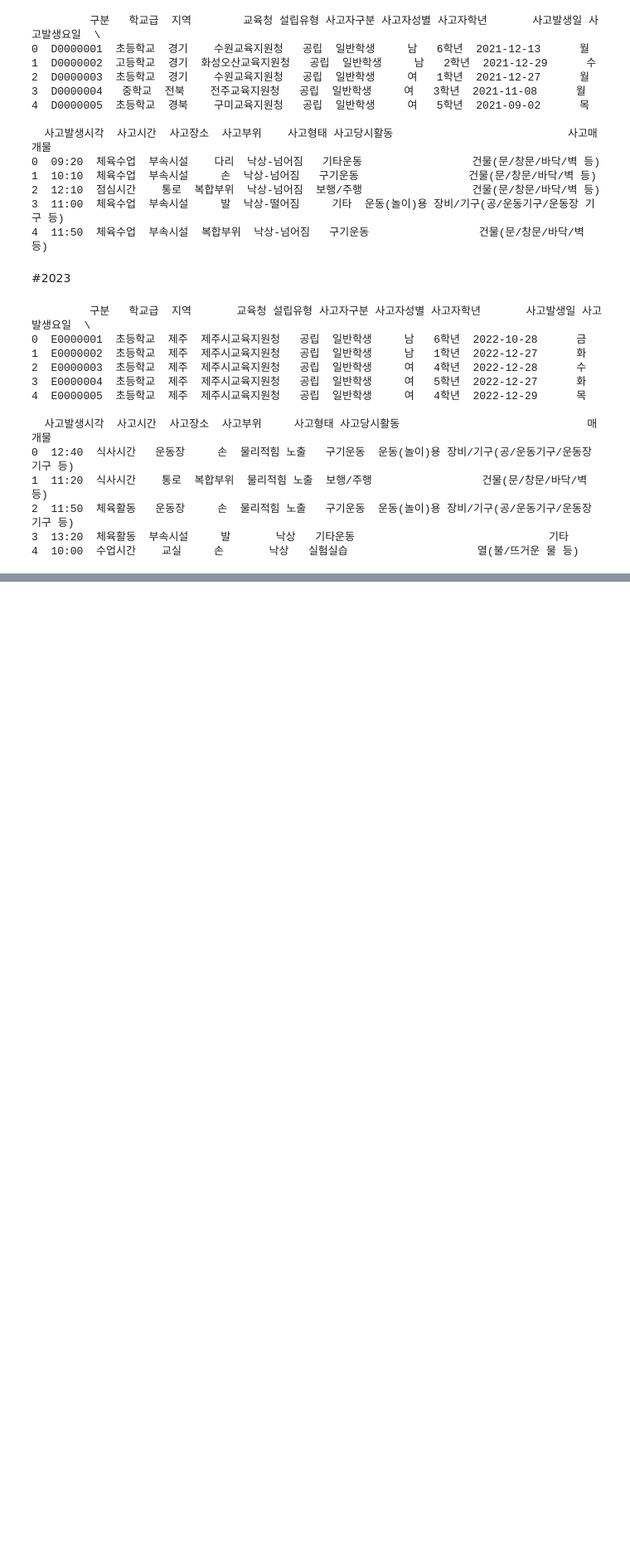
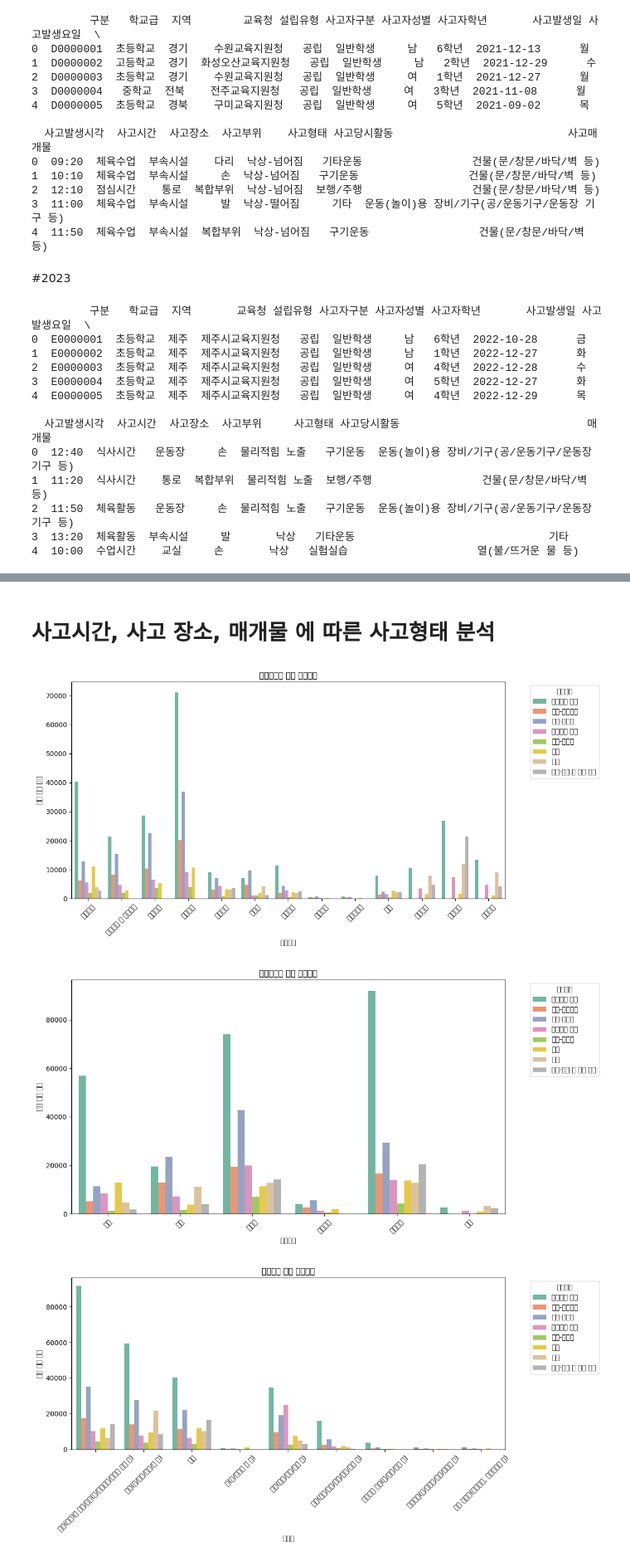
Before and after one commit to 02smg/School, a Jupyter notebook: 학교_안전_사고_중앙회_.ipynb, the cells around one changed output, grey strips where cells are left out. Shown at 83% size. Drawn from its saved outputs; the diff is of its cells as text; code cells hidden in the pictures; blank space fills up the shorter version.

```diff
--- a/학교_안전_사고_중앙회_.ipynb
+++ b/학교_안전_사고_중앙회_.ipynb
@@ -320,0 +424,44 @@ print(df.head())
+# %% [markdown]
+# 사고시간, 사고 장소, 매개물 에 따른 사고형태 분석
+# %%
+import pandas as pd
+import matplotlib.pyplot as plt
+import seaborn as sns
+
+
+# 사고시간에 따른 사고형태 분석
+plt.figure(figsize=(12, 6))
+sns.countplot(data=df, x='사고시간', hue='사고형태', palette='Set2')
+plt.title('사고시간에 따른 사고형태')
+plt.xlabel('사고시간')
+plt.ylabel('사고 발생 건수')
+plt.legend(title='사고형태', bbox_to_anchor=(1.05, 1), loc='upper left')
+plt.xticks(rotation=45)
+plt.tight_layout()
+plt.show()
+
+# 사고장소에 따른 사고형태 분석
+plt.figure(figsize=(12, 6))
+sns.countplot(data=df, x='사고장소', hue='사고형태', palette='Set2')
+plt.title('사고장소에 따른 사고형태')
+plt.xlabel('사고장소')
+plt.ylabel('사고 발생 건수')
+plt.legend(title='사고형태', bbox_to_anchor=(1.05, 1), loc='upper left')
+plt.xticks(rotation=45)
+plt.tight_layout()
+plt.show()
+
+# 매개물에 따른 사고형태 분석
+plt.figure(figsize=(12, 6))
+sns.countplot(data=df, x='매개물', hue='사고형태', palette='Set2')
+plt.title('매개물에 따른 사고형태')
+plt.xlabel('매개물')
+plt.ylabel('사고 발생 건수')
+plt.legend(title='사고형태', bbox_to_anchor=(1.05, 1), loc='upper left')
+plt.xticks(rotation=45)
+plt.tight_layout()
+plt.show()
+# %% [output]
+[figure, added]
+[figure, added]
+[figure, added]
```
Also changed, not shown: parts of 13 cells of this notebook.
